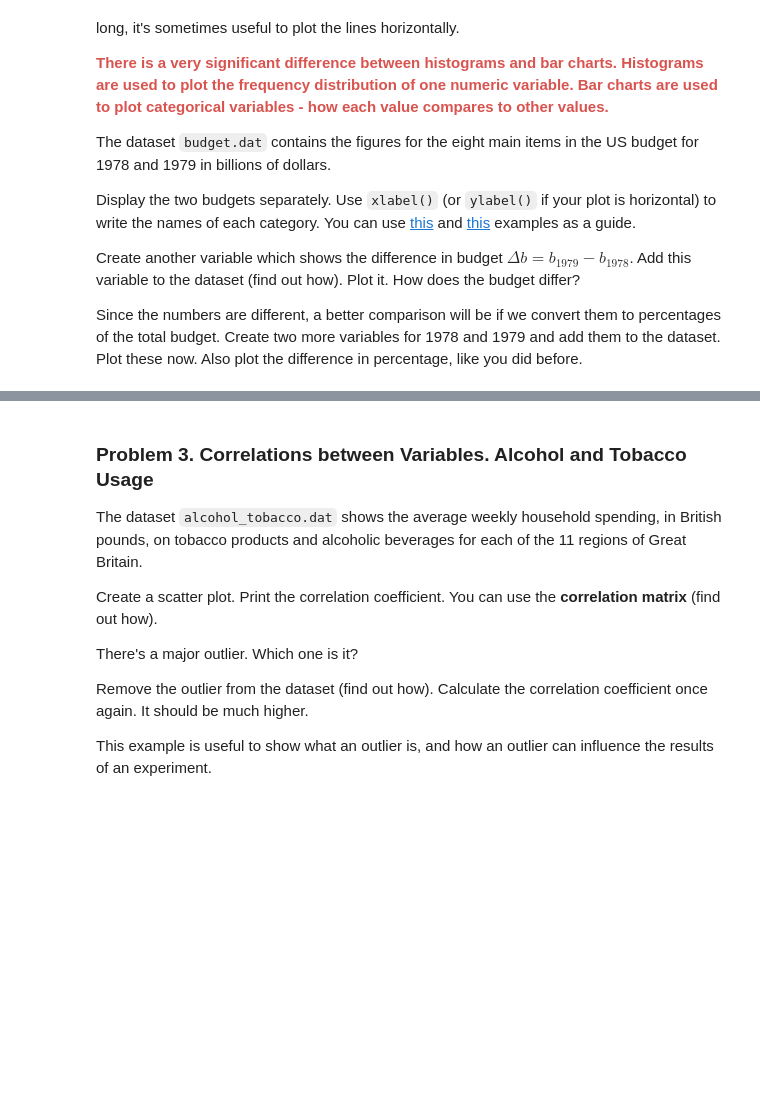
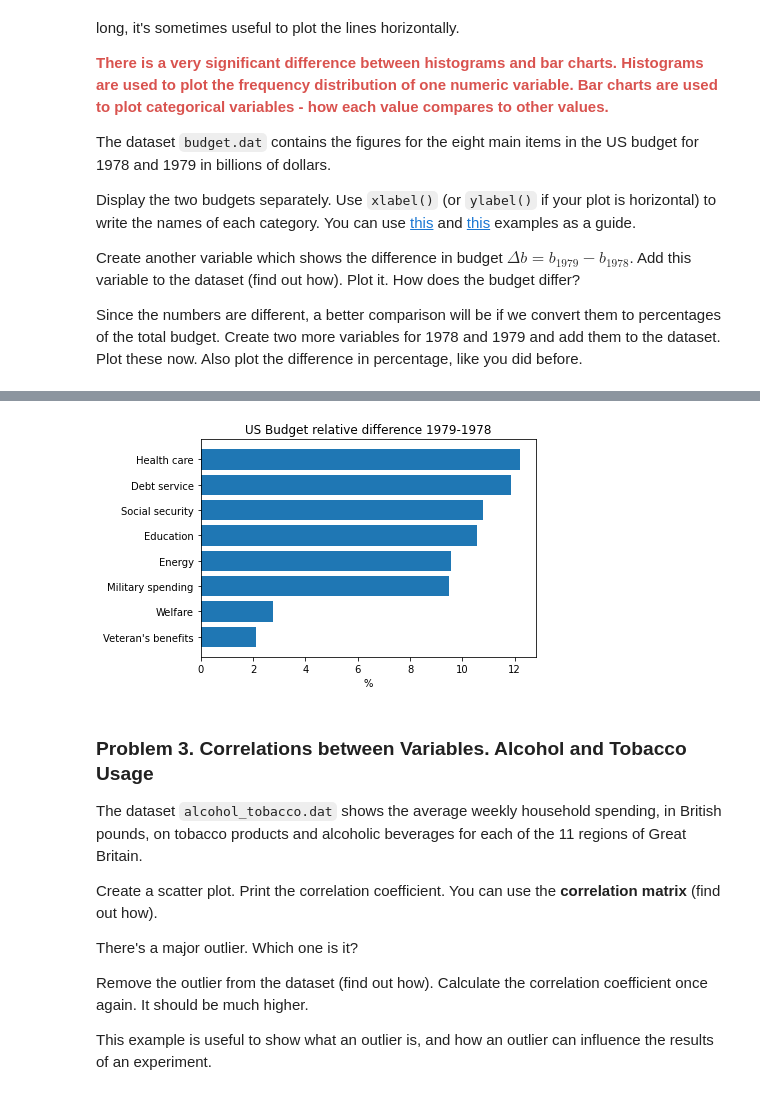
Before and after one commit to aleksoft1/math-concepts-for-developers-march-2022, a Jupyter notebook: 12. Statistics-Exercise/Statistics Exercise.ipynb, the cells around one changed output, grey strips where cells are left out. Saved outputs shown, nothing was run; the diff lists cells and outputs as text; code cells hidden in the pictures; blank space fills up the shorter version.

```diff
--- a/12. Statistics-Exercise/Statistics Exercise.ipynb
+++ b/12. Statistics-Exercise/Statistics Exercise.ipynb
@@ -122,3 +167,13 @@ Since the numbers are different, a better comparison will be if we convert them
+# %%
+budget["relative_difference"] = (budget["1979"] - budget["1978"]) / budget["1978"]
+budget_sorted_by_diff = budget.sort_values("relative_difference")
+# %%
+plt.barh(budget_sorted_by_diff["Category"], budget_sorted_by_diff["relative_difference"] * 100)
+plt.title("US Budget relative difference 1979-1978")
+plt.xlabel("%")
+plt.show()
+# %% [output]
+[figure, added]
 # %% [markdown]
 ### Problem 3. Correlations between Variables. Alcohol and Tobacco Usage
 The dataset `alcohol_tobacco.dat` shows the average weekly household spending, in British pounds, on tobacco products and alcoholic beverages for each of the 11 regions of Great Britain.
```
Also changed, not shown: parts of 4 cells of this notebook.
